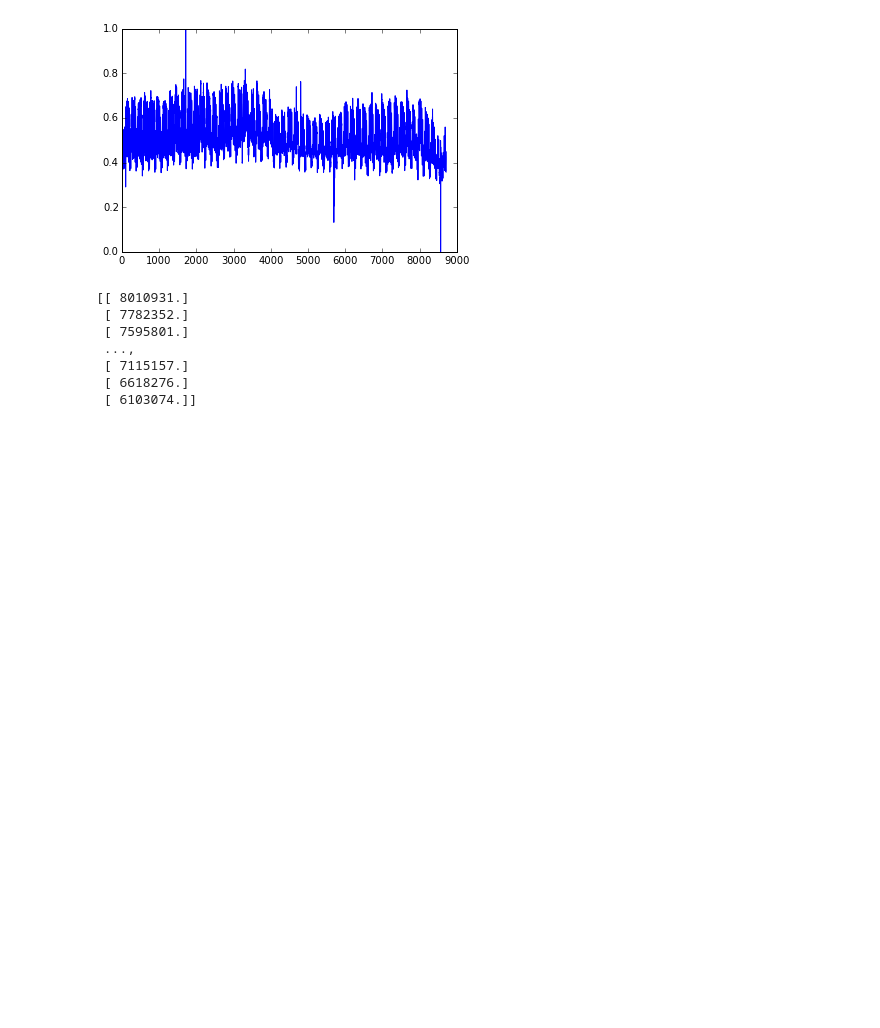
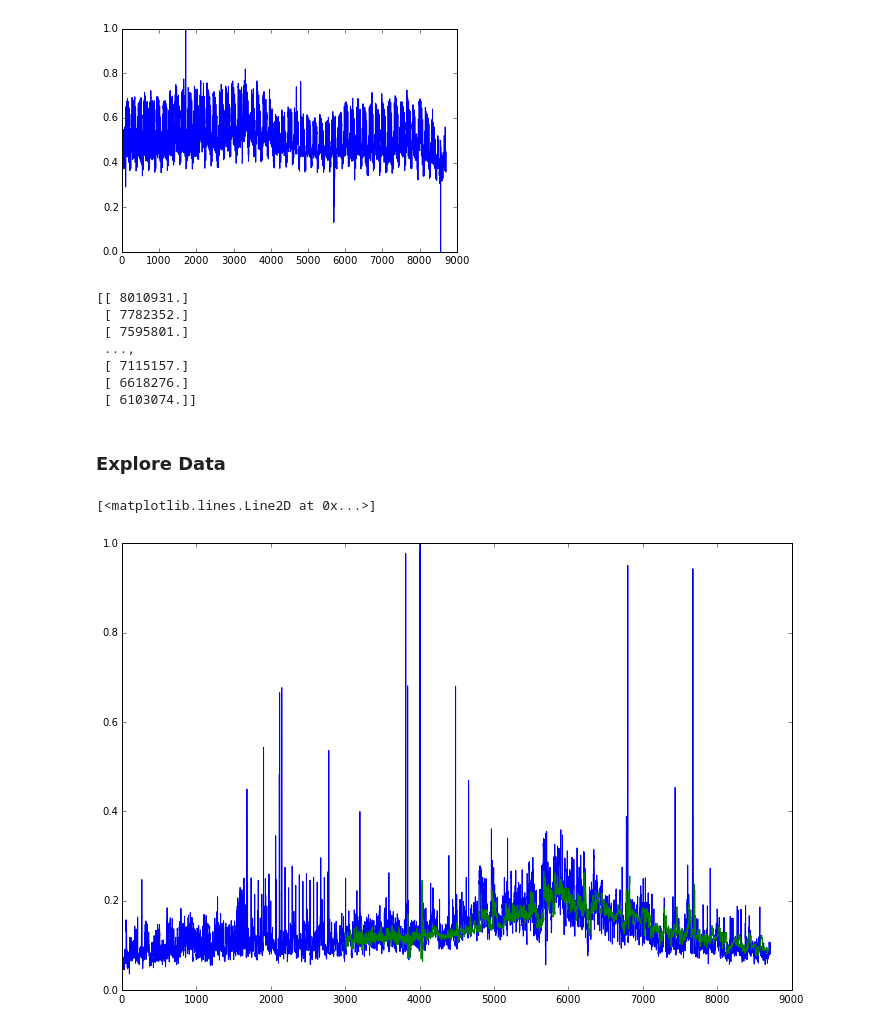
Before and after one commit to Manrich121/ForecastingCloud, a Jupyter notebook: DataPlot/src/wiki_data_preprocess.ipynb, the cells around one changed output. Cells and saved outputs as stored; diff of their text form; code cells hidden in the pictures; blank space fills up the shorter version.

Commit message:
Holt winters and AR evaluations done on pageviews

```diff
--- a/DataPlot/src/wiki_data_preprocess.ipynb
+++ b/DataPlot/src/wiki_data_preprocess.ipynb
@@ -76,3 +76,16 @@ print np.atleast_1d(views['en'])
  [ 7115157.]
  [ 6618276.]
  [ 6103074.]]
+# %% [markdown]
+### Explore Data
+# %%
+viewdata = np.genfromtxt("D:/Wikipage data/pageviews/view_af")
+forecasts = np.genfromtxt("D:/Wikipage data/pageviews_ar/view_af",delimiter=',',usecols=range(0,30)).ravel()
+
+plt.figure(figsize=(12,8))
+plt.plot(viewdata/np.max(viewdata))
+# plt.figure(figsize=(12,8))
+plt.plot(range(3000,3000+len(forecasts)),forecasts)
+# %% [output]
+[<matplotlib.lines.Line2D at 0x...>]
+[figure, added]
```
Also changed, not shown: parts of 3 cells of this notebook, 4 other files.
